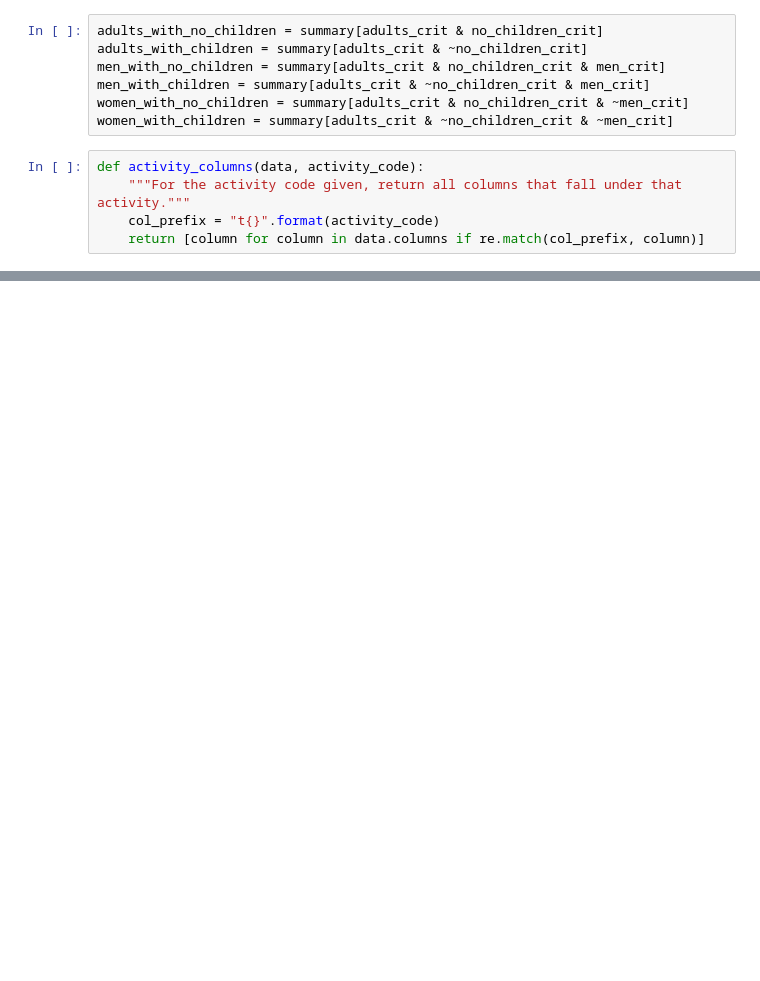
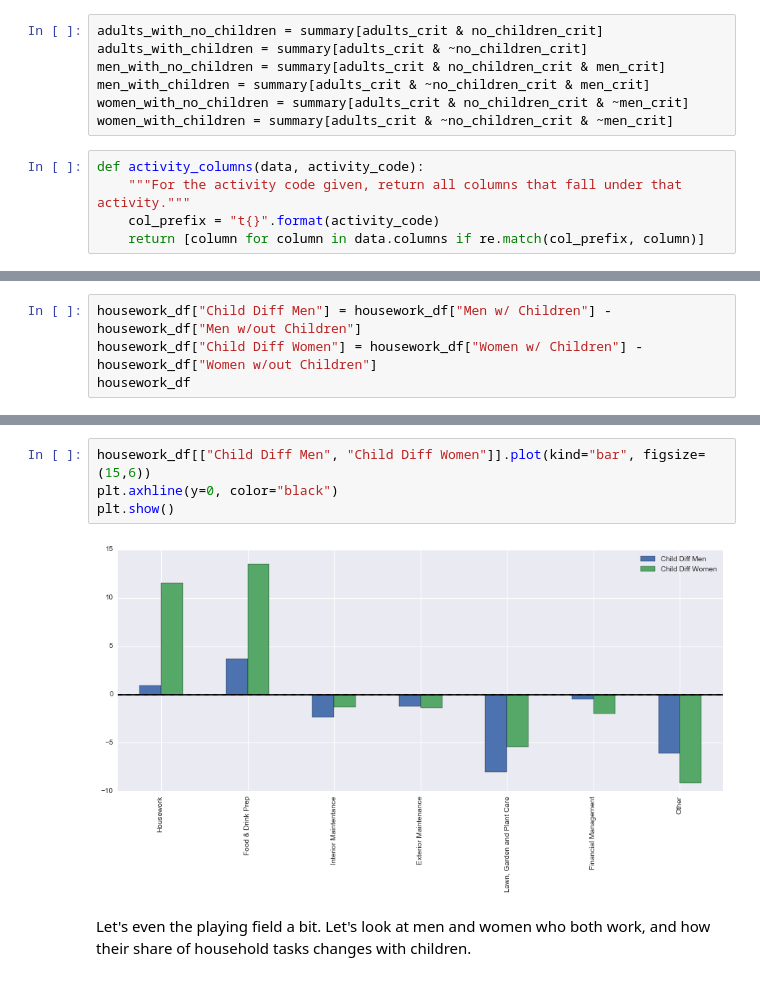
Before and after one commit to tiyd-python-2015-01/atus-analysis, a Jupyter notebook: ATUS_Analysis.ipynb, the cells around one changed output, grey strips where cells are left out. Cells and saved outputs as stored; diff of their text form; blank space fills up the shorter version.

```diff
--- a/ATUS_Analysis.ipynb
+++ b/ATUS_Analysis.ipynb
@@ -145,0 +151,4 @@ average_minutes(women_with_no_children, "02")
+# %%
+housework_df["Child Diff Men"] = housework_df["Men w/ Children"] - housework_df["Men w/out Children"]
+housework_df["Child Diff Women"] = housework_df["Women w/ Children"] - housework_df["Women w/out Children"]
+housework_df
@@ -145,0 +164,8 @@ average_minutes(women_with_no_children, "02")
+# %%
+housework_df[["Child Diff Men", "Child Diff Women"]].plot(kind="bar", figsize=(15,6))
+plt.axhline(y=0, color="black")
+plt.show()
+# %% [output]
+[figure, added]
+# %% [markdown]
+Let's even the playing field a bit.  Let's look at men and women who both work, and how their share of household tasks changes with children.
```
Also changed, not shown: parts of 41 cells of this notebook.
